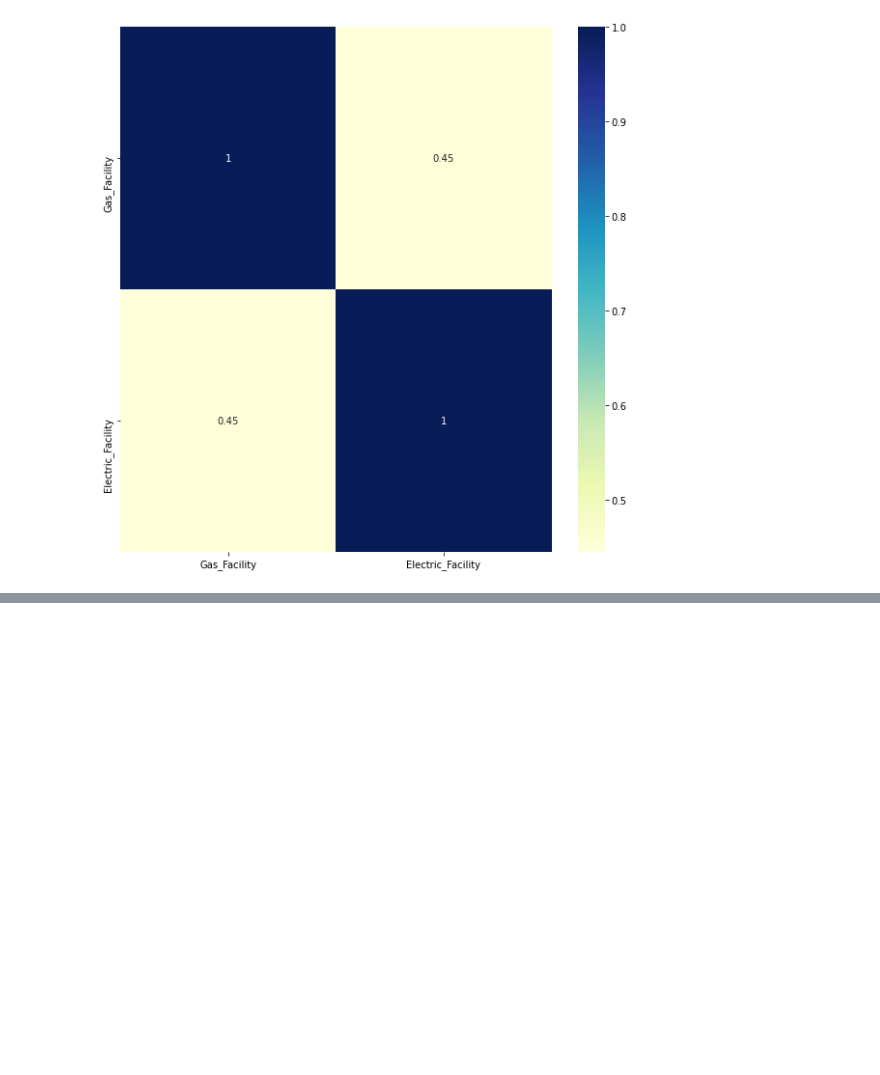
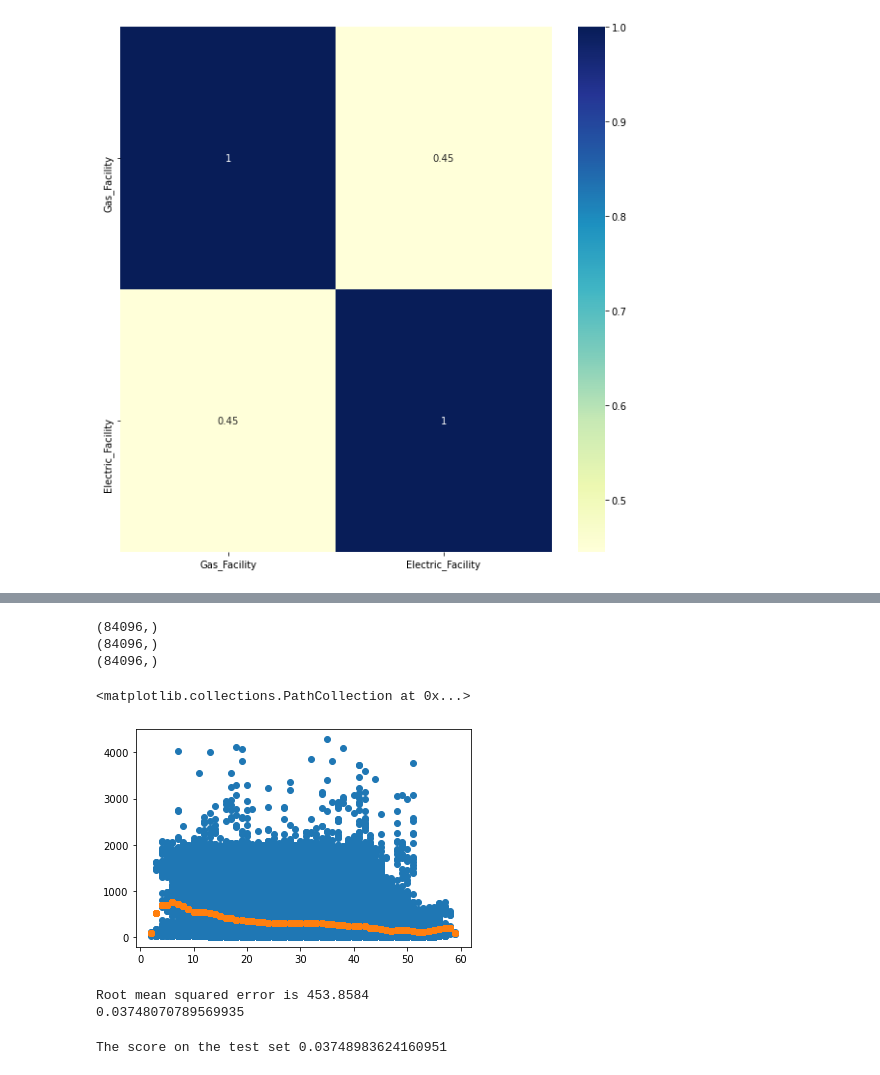
Before and after one commit to dgitts/electric-load-forecasting, a Jupyter notebook: notebooks/jude.ipynb, the cells around one changed output, grey strips where cells are left out. Cells and saved outputs as stored; diff of their text form; code cells hidden in the pictures; blank space fills up the shorter version.

```diff
--- a/notebooks/jude.ipynb
+++ b/notebooks/jude.ipynb
@@ -308,11 +371,3 @@ sns.heatmap(corr_matrix, annot=True, cmap="YlGnBu")
 plt.show()
 # %% [output]
 [figure]
-# %%
-from sklearn.preprocessing import LabelEncoder
-
-profiles_df['building_type']= LabelEncoder().fit_transform(profiles_df['building_type'].values)
-
-profiles_df['location']= LabelEncoder().fit_transform(profiles_df['location'].values)
-
-profiles_df
@@ -332,0 +374,8 @@ profiles_df
+# %%
+profiles_df['Conv_building_type'] = profiles_df.Conv_building_type.astype(float)
+profiles_df['Conv_location'] = profiles_df.Conv_location.astype(float)
+profiles_df['month'] = profiles_df.month.astype(float)
+profiles_df['day'] = profiles_df.day.astype(float)
+
+
+profiles_df.info()
@@ -336,12 +403,18 @@ from sklearn.linear_model import LinearRegression
 from sklearn.metrics import mean_squared_error
 
 #Extract the target and Features from the DataFrame
-X = profiles_df[['time','month','day','location']]
+#X = profiles_df[['day','month','Conv_location','Conv_building_type']]
+#y = profiles_df['Electric_Facility'] + profiles_df['Gas_Facility']
+
+X = profiles_df['day'] + profiles_df['month'] + profiles_df['Conv_location'] + profiles_df['Conv_building_type']
 y = profiles_df['Electric_Facility'] + profiles_df['Gas_Facility']
 
 
 # Split dataset into training set and test set
 X_train, X_test, y_train, y_test = model_selection.train_test_split(X, y, test_size=0.3) # 70% training and 30% test
+
+X_train_shaped = X_train.values.reshape(-1, 1)
+X_test_shaped = X_test.values.reshape(-1, 1)
 # %%
 from sklearn.ensemble import RandomForestRegressor
 
@@ -349,6 +422,6 @@ from sklearn.ensemble import RandomForestRegressor
 clf=RandomForestRegressor(random_state=1, max_depth=15, n_estimators=200, n_jobs=8)
 
 #Train the model using the training sets y_pred=clf.predict(X_test)
-clf.fit(X_train,y_train)
+clf.fit(X_train_shaped,y_train)
 
-y_pred=clf.predict(X_test)
+y_pred=clf.predict(X_test_shaped)
@@ -361,0 +433,14 @@ Accuracy: 0.8207752537292932
+# %%
+print(X_test.shape)
+print(y_test.shape)
+print(y_pred.shape)
+# %% [output]
+(84096,)
+(84096,)
+(84096,)
+# %%
+plt.scatter(x=X_test_shaped,y=y_test)
+plt.scatter(x=X_test_shaped,y=y_pred)
+# %% [output]
+<matplotlib.collections.PathCollection at 0x...>
+[figure, added]
@@ -361,0 +451,25 @@ Accuracy: 0.8207752537292932
+# %%
+from sklearn import metrics
+import numpy as np
+
+rmse = np.sqrt(metrics.mean_squared_error(predictions, y_test))
+print("Root mean squared error is {:.4f}".format(rmse))
+
+
+r2= metrics.r2_score(y_test, predictions)
+print(r2)
+# %% [output]
+Root mean squared error is 453.8584
+0.03748070789569935
+# %%
+from sklearn import tree
+
+tr_rgr = tree.DecisionTreeRegressor(random_state = 12, max_depth = 2)
+
+tr_rgr.fit(X_train_shaped, y_train)
+ypred = tr_rgr.predict(X_test_shaped)
+acc = tr_rgr.score(X_test_shaped, y_test)
+
+print("The score on the test set {}".format(acc))
+# %% [output]
+The score on the test set 0.03748983624160951
```
Also changed, not shown: parts of 16 cells of this notebook.
